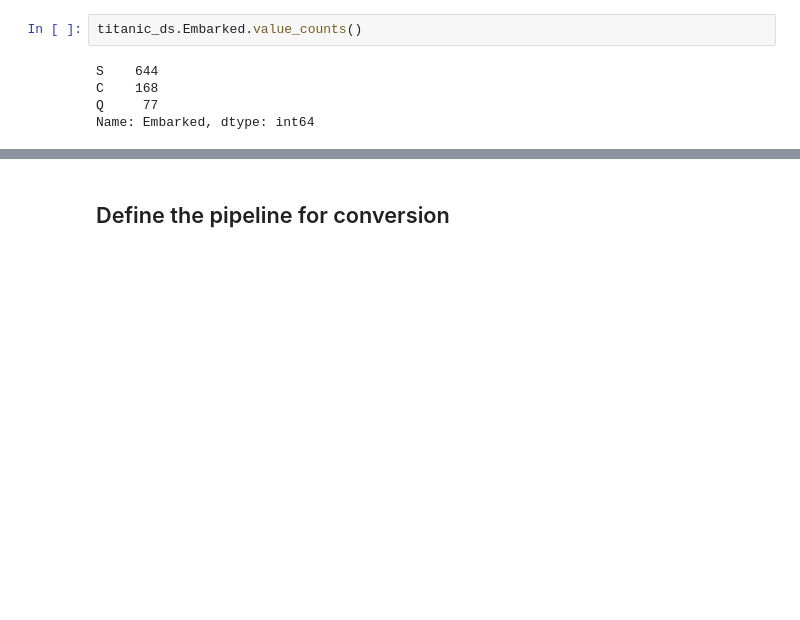
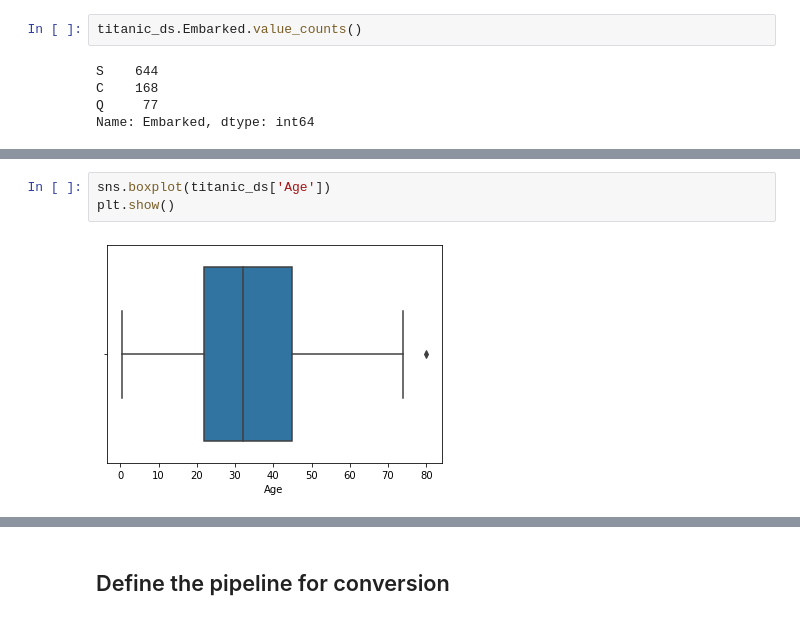
Before and after one commit to Gurunjai/LetsUpgrade-AI-ML, a Jupyter notebook: Day25/Assignment_NaiveBayes.ipynb, the cells around one changed output, grey strips where cells are left out. Drawn from its saved outputs; the diff is of its cells as text; blank space fills up the shorter version.

```diff
--- a/Day25/Assignment_NaiveBayes.ipynb
+++ b/Day25/Assignment_NaiveBayes.ipynb
@@ -116,0 +170,5 @@ Name: Embarked, dtype: int64
+# %%
+sns.boxplot(titanic_ds['Age'])
+plt.show()
+# %% [output]
+[figure, added]
```
Also changed, not shown: parts of 19 cells of this notebook, 3 other files.
